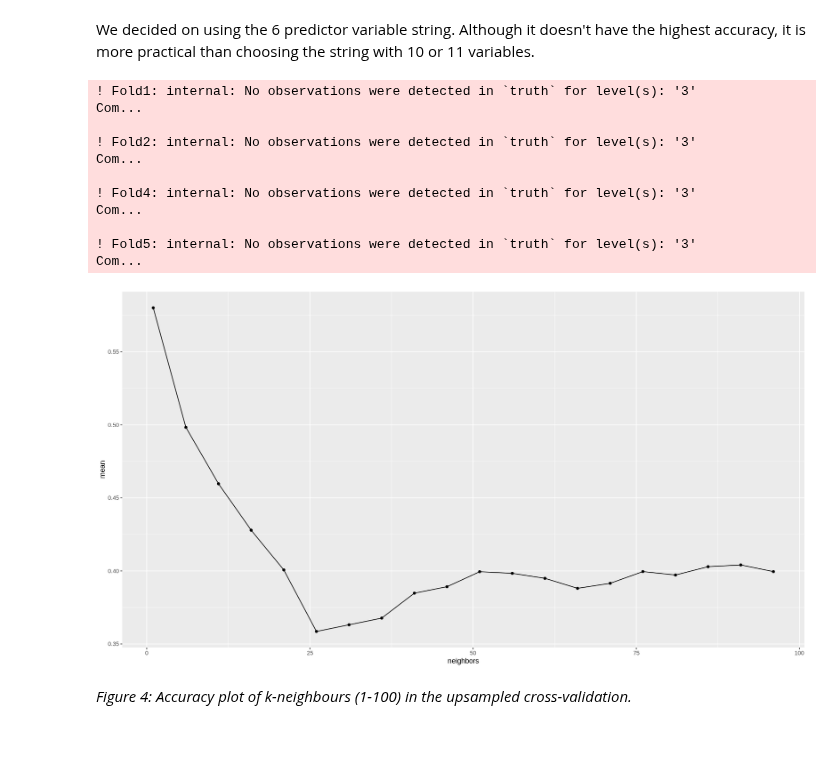
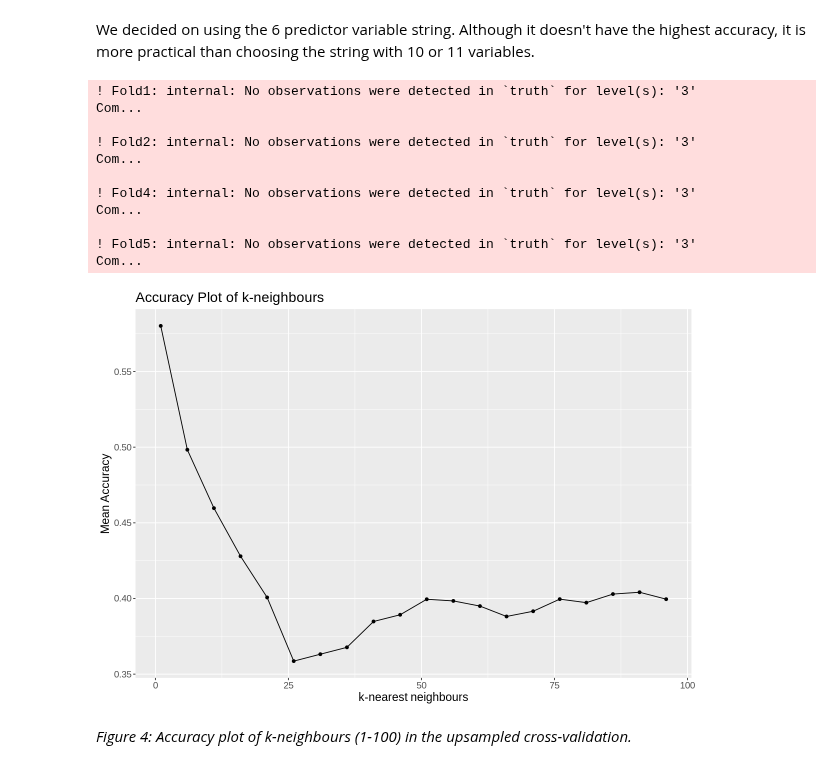
Before and after one commit to jon-chow/DSCI100-WineQualityAnalysis, a Jupyter notebook: FinalReport.ipynb, the cells around one changed output. Saved outputs shown, nothing was run; the diff lists cells and outputs as text; code cells hidden in the pictures; blank space fills up the shorter version.

```diff
--- a/FinalReport.ipynb
+++ b/FinalReport.ipynb
@@ -608,35 +612,37 @@ recipe_balance <- recipe(quality ~., data = predictor_train_data) %>%
     step_upsample(quality, over_ratio = 1)
 
 # model specification
 upsample_model <- nearest_neighbor(weight_func = "rectangular", neighbors = tune()) %>%
 set_engine("kknn") %>%
 set_mode("classification")
 
 # fitting the recipe and model specification onto the training data
 balanced_tune <- workflow() %>%
                 add_recipe(recipe_balance) %>%
                 add_model(upsample_model) %>%
                 tune_grid(resamples = vfold, grid = k_vals) %>%
                 collect_metrics() %>%
                 filter(.metric == "accuracy") %>%
                 arrange(mean)
 
 # plotting accuracies by k values
-k_plot_balance <- ggplot(balanced_tune, aes(x=neighbors, y=mean)) + geom_point() + geom_line()
+k_plot_balance <- ggplot(balanced_tune, aes(x=neighbors, y=mean)) + geom_point() + geom_line() +
+                                   labs(x = "k-nearest neighbours", y = "Mean Accuracy", title = "Accuracy Plot of k-neighbours") +
+                                   theme(text = element_text(size = 14))
 k_plot_balance
 # %% [output]
 ! Fold1: internal: No observations were detected in `truth` for level(s): '3'
 Com...
 
 ! Fold2: internal: No observations were detected in `truth` for level(s): '3'
 Com...
 
 ! Fold4: internal: No observations were detected in `truth` for level(s): '3'
 Com...
 
 ! Fold5: internal: No observations were detected in `truth` for level(s): '3'
 Com...
-[figure, old version]
+[figure, new version]
 # %% [markdown]
 *Figure 4: Accuracy plot of k-neighbours (1-100) in the upsampled cross-validation.*
 # %% [markdown]
```
Also changed, not shown: parts of 5 cells of this notebook.
